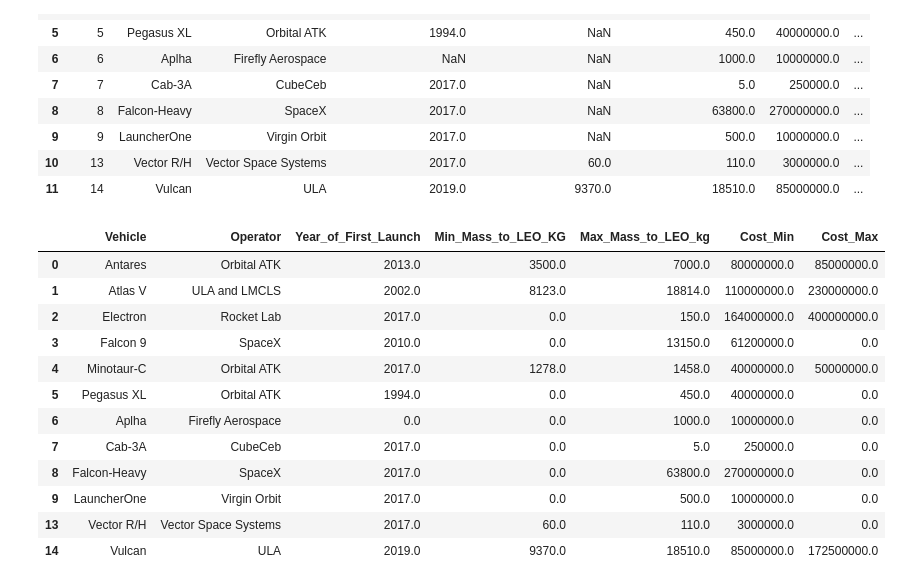
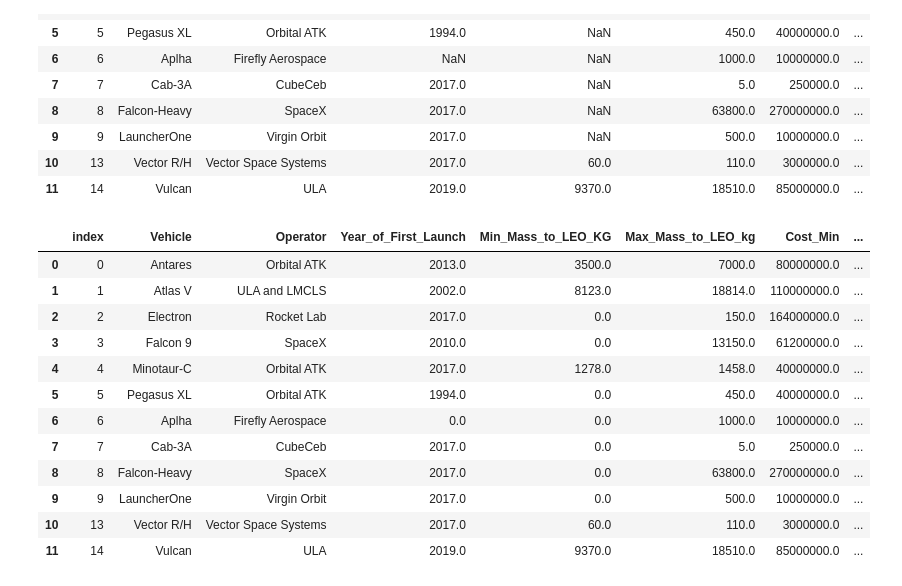
Before and after one commit to alejandrowaring/space-cadets-data-analysis, a Jupyter notebook: Cost_base_AN.ipynb, the cells around one changed output. Drawn from its saved outputs; the diff is of its cells as text; code cells hidden in the pictures.

```diff
--- a/Cost_base_AN.ipynb
+++ b/Cost_base_AN.ipynb
@@ -152,7 +153,8 @@ dtype: object
 # %%
 dropped_sets = cost_data.drop(columns=['Total_2017_Launches','Active_Launch_Sites','Max_Mass_to_SSO_kg',\
     'Min_Mass_to_GTO_kg','Max_Mass_to_GTO_kg','Min_Mass_to_Sso_kg'])
-dropped_sets.reset_index()
+clean_set_one = dropped_sets.reset_index()
+clean_set_one
 # %% [output]
 |  | index | Vehicle | Operator | Year_of_First_Launch | Min_Mass_to_LEO_KG | Max_Mass_to_LEO_kg | Cost_Min | ... |
 | 0 | 0 | Antares | Orbital ATK | 2013.0 | 3500.0 | 7000.0 | 80000000.0 | ... |
@@ -168,22 +170,23 @@ dropped_sets.reset_index()
 | 10 | 13 | Vector R/H | Vector Space Systems | 2017.0 | 60.0 | 110.0 | 3000000.0 | ... |
 | 11 | 14 | Vulcan | ULA | 2019.0 | 9370.0 | 18510.0 | 85000000.0 | ... |
 # %%
-clean_set_one =dropped_sets.fillna(0)
+drop_nan =clean_set_one.fillna(0)
+clean_set_one = drop_nan.copy()
 clean_set_one
 # %% [output]
-|  | Vehicle | Operator | Year_of_First_Launch | Min_Mass_to_LEO_KG | Max_Mass_to_LEO_kg | Cost_Min | Cost_Max |
-| 0 | Antares | Orbital ATK | 2013.0 | 3500.0 | 7000.0 | 80000000.0 | 85000000.0 |
-| 1 | Atlas V | ULA and LMCLS | 2002.0 | 8123.0 | 18814.0 | 110000000.0 | 230000000.0 |
-| 2 | Electron | Rocket Lab | 2017.0 | 0.0 | 150.0 | 164000000.0 | 400000000.0 |
-| 3 | Falcon 9 | SpaceX | 2010.0 | 0.0 | 13150.0 | 61200000.0 | 0.0 |
-| 4 | Minotaur-C | Orbital ATK | 2017.0 | 1278.0 | 1458.0 | 40000000.0 | 50000000.0 |
-| 5 | Pegasus XL | Orbital ATK | 1994.0 | 0.0 | 450.0 | 40000000.0 | 0.0 |
-| 6 | Aplha | Firefly Aerospace | 0.0 | 0.0 | 1000.0 | 10000000.0 | 0.0 |
-| 7 | Cab-3A | CubeCeb | 2017.0 | 0.0 | 5.0 | 250000.0 | 0.0 |
-| 8 | Falcon-Heavy | SpaceX | 2017.0 | 0.0 | 63800.0 | 270000000.0 | 0.0 |
-| 9 | LauncherOne | Virgin Orbit | 2017.0 | 0.0 | 500.0 | 10000000.0 | 0.0 |
-| 13 | Vector R/H | Vector Space Systems | 2017.0 | 60.0 | 110.0 | 3000000.0 | 0.0 |
-| 14 | Vulcan | ULA | 2019.0 | 9370.0 | 18510.0 | 85000000.0 | 172500000.0 |
+|  | index | Vehicle | Operator | Year_of_First_Launch | Min_Mass_to_LEO_KG | Max_Mass_to_LEO_kg | Cost_Min | ... |
+| 0 | 0 | Antares | Orbital ATK | 2013.0 | 3500.0 | 7000.0 | 80000000.0 | ... |
+| 1 | 1 | Atlas V | ULA and LMCLS | 2002.0 | 8123.0 | 18814.0 | 110000000.0 | ... |
+| 2 | 2 | Electron | Rocket Lab | 2017.0 | 0.0 | 150.0 | 164000000.0 | ... |
+| 3 | 3 | Falcon 9 | SpaceX | 2010.0 | 0.0 | 13150.0 | 61200000.0 | ... |
+| 4 | 4 | Minotaur-C | Orbital ATK | 2017.0 | 1278.0 | 1458.0 | 40000000.0 | ... |
+| 5 | 5 | Pegasus XL | Orbital ATK | 1994.0 | 0.0 | 450.0 | 40000000.0 | ... |
+| 6 | 6 | Aplha | Firefly Aerospace | 0.0 | 0.0 | 1000.0 | 10000000.0 | ... |
+| 7 | 7 | Cab-3A | CubeCeb | 2017.0 | 0.0 | 5.0 | 250000.0 | ... |
+| 8 | 8 | Falcon-Heavy | SpaceX | 2017.0 | 0.0 | 63800.0 | 270000000.0 | ... |
+| 9 | 9 | LauncherOne | Virgin Orbit | 2017.0 | 0.0 | 500.0 | 10000000.0 | ... |
+| 10 | 13 | Vector R/H | Vector Space Systems | 2017.0 | 60.0 | 110.0 | 3000000.0 | ... |
+| 11 | 14 | Vulcan | ULA | 2019.0 | 9370.0 | 18510.0 | 85000000.0 | ... |
 # %%
 clean_set_one['Average_Cost'] = clean_set_one['Cost_Min'] + clean_set_one['Cost_Max']/2
 clean_set_one
```
Also changed, not shown: parts of 19 cells of this notebook, 5 other files.
